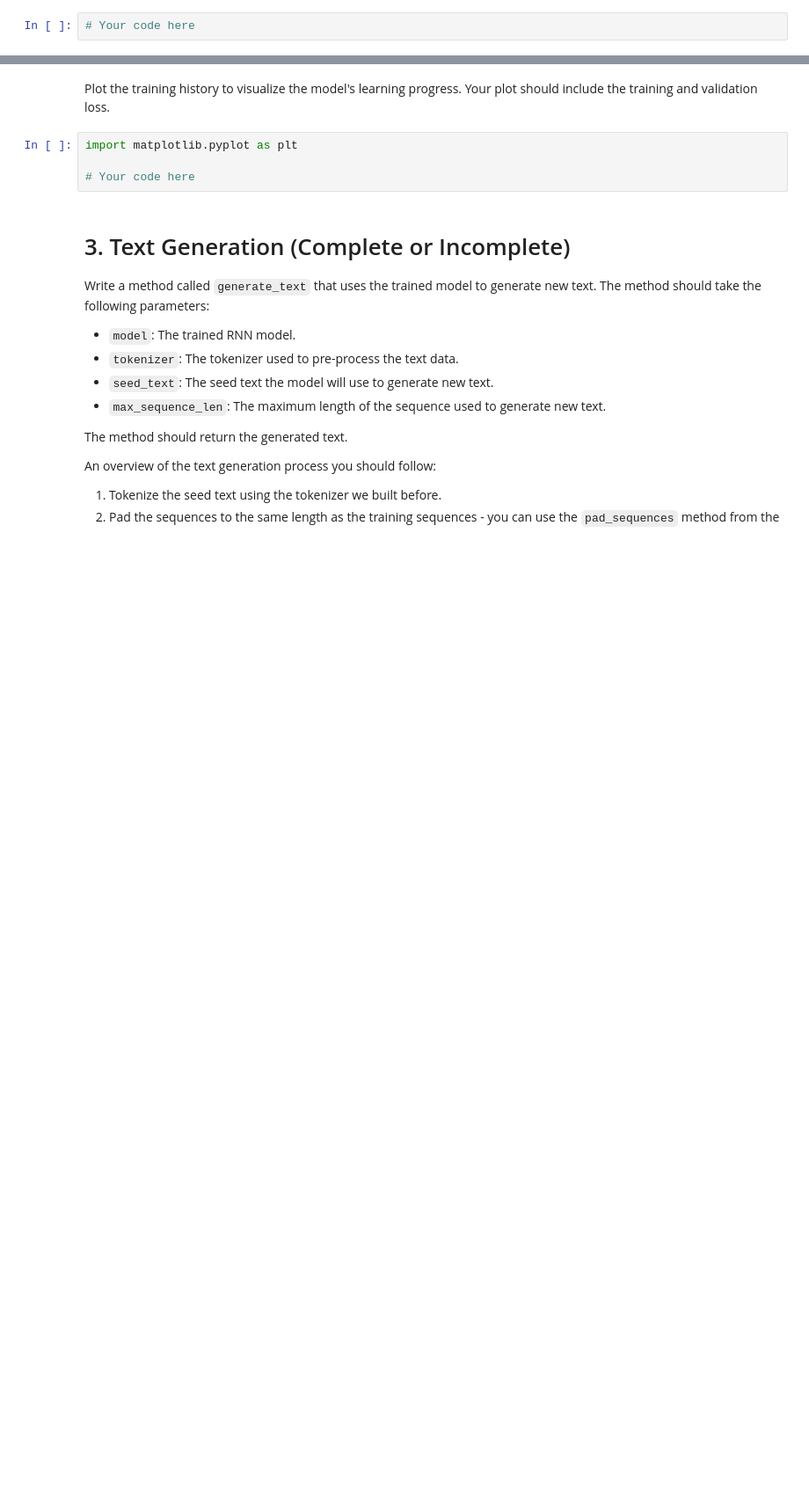
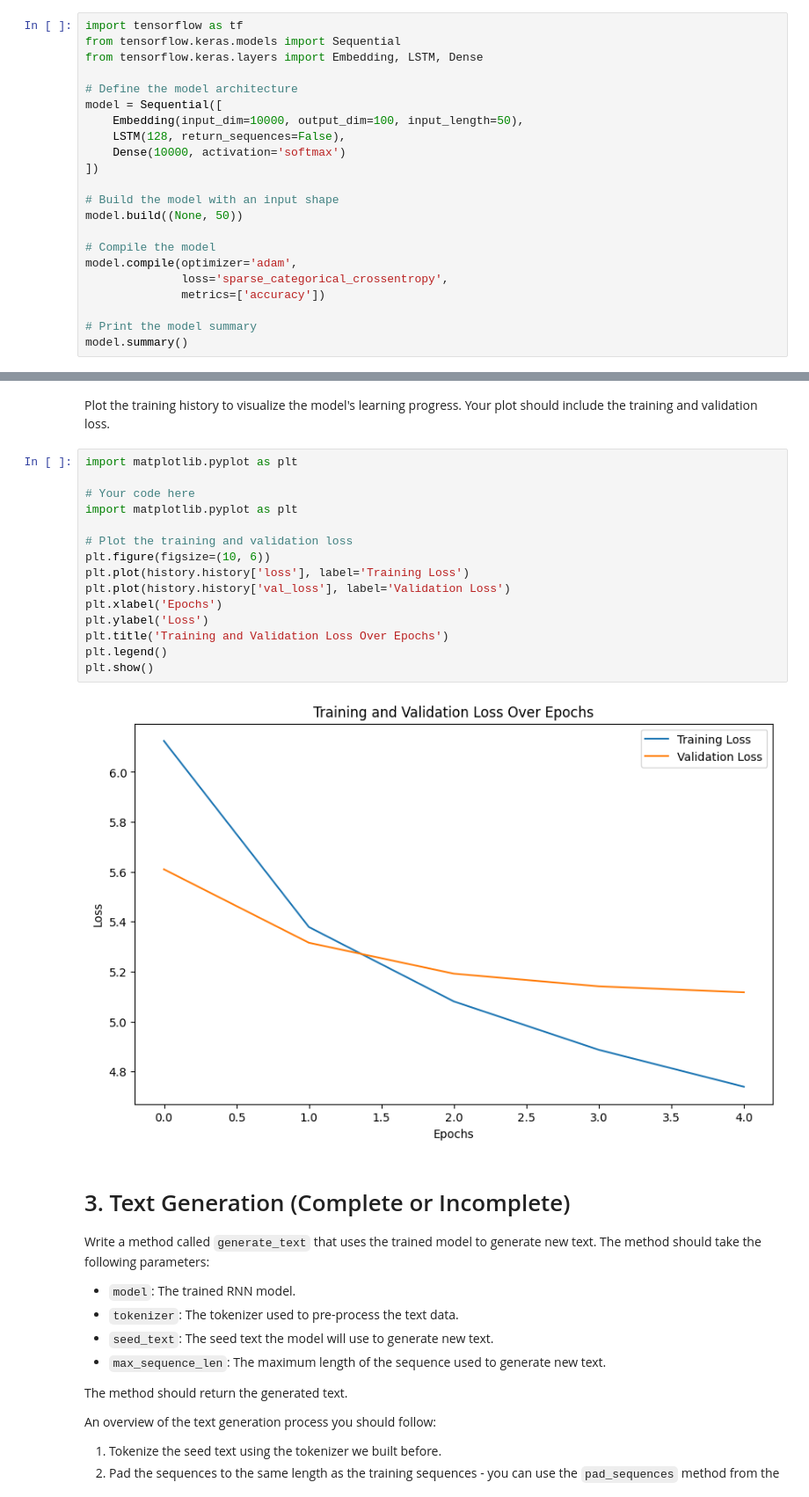
Before and after one commit to rehanschaudhry/deep_learning, a Jupyter notebook: 02_activities/assignments/assignment_2.ipynb, the cells around one changed output, grey strips where cells are left out. Shown at 88% size. Drawn from its saved outputs; the diff is of its cells as text; blank space fills up the shorter version.

```diff
--- a/02_activities/assignments/assignment_2.ipynb
+++ b/02_activities/assignments/assignment_2.ipynb
@@ -174,2 +380,22 @@ _your explanation here_
 # %%
-# Your code here
+import tensorflow as tf
+from tensorflow.keras.models import Sequential
+from tensorflow.keras.layers import Embedding, LSTM, Dense
+
+# Define the model architecture
+model = Sequential([
+    Embedding(input_dim=10000, output_dim=100, input_length=50),
+    LSTM(128, return_sequences=False),
+    Dense(10000, activation='softmax')
+])
+
+# Build the model with an input shape
+model.build((None, 50))
+
+# Compile the model
+model.compile(optimizer='adam',
+              loss='sparse_categorical_crossentropy',
+              metrics=['accuracy'])
+
+# Print the model summary
+model.summary()
@@ -187,7 +478,20 @@ Plot the training history to visualize the model's learning progress. Your plot
 # %%
 import matplotlib.pyplot as plt
 
 # Your code here
+import matplotlib.pyplot as plt
+
+# Plot the training and validation loss
+plt.figure(figsize=(10, 6))
+plt.plot(history.history['loss'], label='Training Loss')
+plt.plot(history.history['val_loss'], label='Validation Loss')
+plt.xlabel('Epochs')
+plt.ylabel('Loss')
+plt.title('Training and Validation Loss Over Epochs')
+plt.legend()
+plt.show()
+# %% [output]
+[figure, added]
 # %% [markdown]
 # 3. Text Generation (Complete or Incomplete)
 
```
Also changed, not shown: parts of 25 cells of this notebook.
